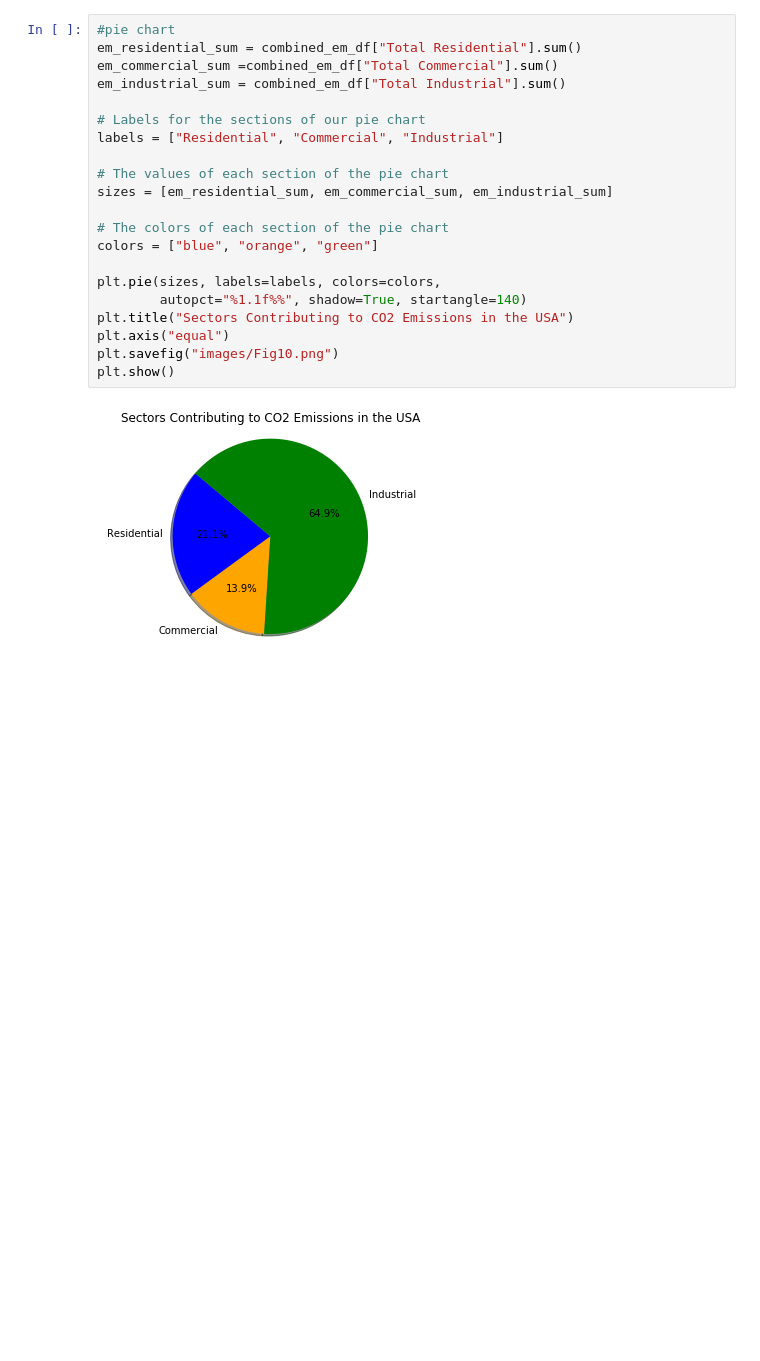
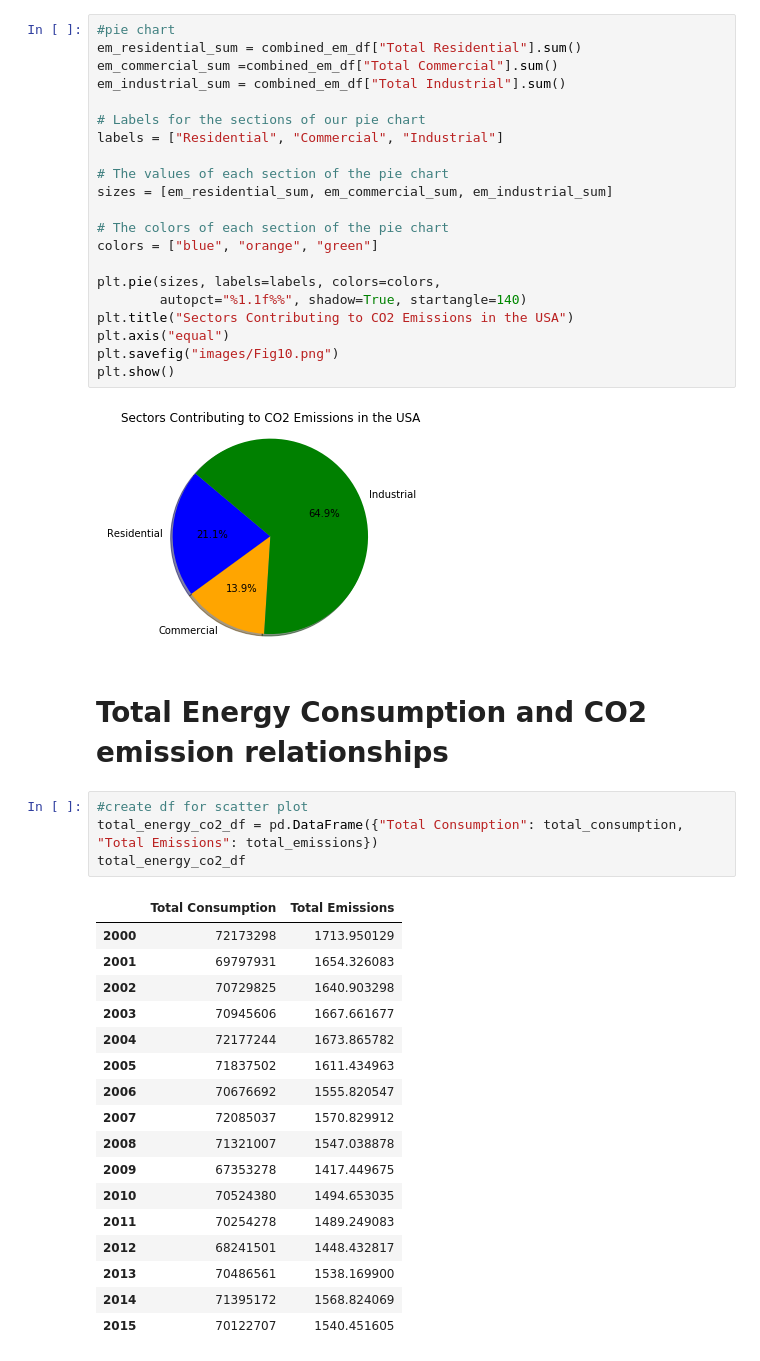
Before and after one commit to MabelDS89/Project-1, a Jupyter notebook: TA_energy_analysis.ipynb, the cells around one changed output. Cells and saved outputs as stored; diff of their text form; blank space fills up the shorter version.

```diff
--- a/TA_energy_analysis.ipynb
+++ b/TA_energy_analysis.ipynb
@@ -345,3 +345,27 @@ plt.savefig("images/Fig10.png")
 plt.show()
 # %% [output]
 [figure]
+# %% [markdown]
+# Total Energy Consumption and CO2 emission relationships
+# %%
+#create df for scatter plot
+total_energy_co2_df = pd.DataFrame({"Total Consumption": total_consumption, "Total Emissions": total_emissions})
+total_energy_co2_df
+# %% [output]
+|  | Total Consumption | Total Emissions |
+| 2000 | 72173298 | 1713.950129 |
+| 2001 | 69797931 | 1654.326083 |
+| 2002 | 70729825 | 1640.903298 |
+| 2003 | 70945606 | 1667.661677 |
+| 2004 | 72177244 | 1673.865782 |
+| 2005 | 71837502 | 1611.434963 |
+| 2006 | 70676692 | 1555.820547 |
+| 2007 | 72085037 | 1570.829912 |
+| 2008 | 71321007 | 1547.038878 |
+| 2009 | 67353278 | 1417.449675 |
+| 2010 | 70524380 | 1494.653035 |
+| 2011 | 70254278 | 1489.249083 |
+| 2012 | 68241501 | 1448.432817 |
+| 2013 | 70486561 | 1538.169900 |
+| 2014 | 71395172 | 1568.824069 |
+| 2015 | 70122707 | 1540.451605 |
```
Also changed, not shown: parts of 3 cells of this notebook, 1 other file.
